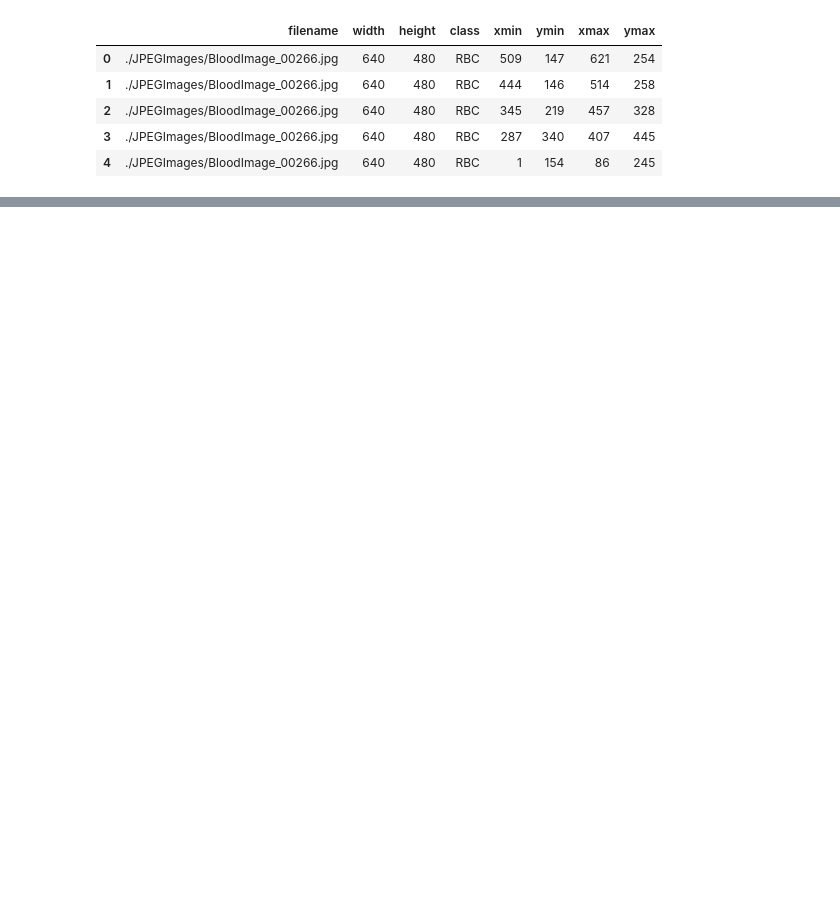
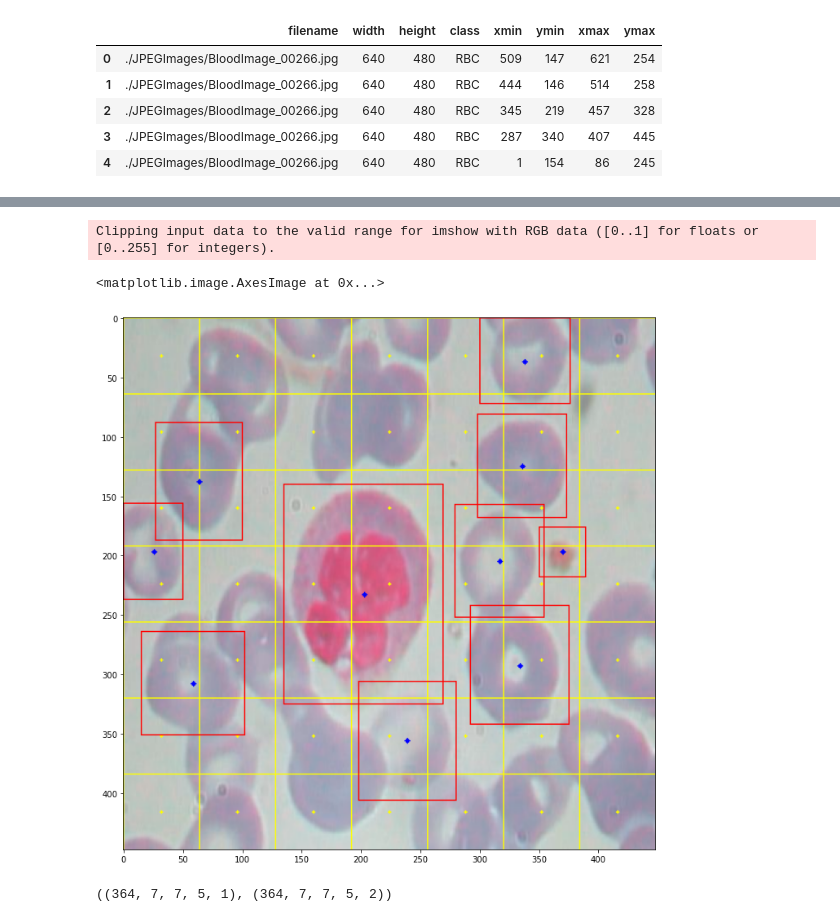
Before and after one commit to angrybayblade/detect, a Jupyter notebook: Net.ipynb, the cells around one changed output, grey strips where cells are left out. Drawn from its saved outputs; the diff is of its cells as text; code cells hidden in the pictures; blank space fills up the shorter version.

```diff
--- a/Net.ipynb
+++ b/Net.ipynb
@@ -299,0 +205,53 @@ images = images.astype(np.float32) / 255
+# %%
+i = np.random.randint(len(images))
+img = images[i].copy()
+dat = data[i]
+
+grid,ref = grid_gen(grid_stride=grid_stride)
+
+ba,pa = encode_target(dat,grid.copy())
+
+for cord,prob,(y,x) in zip(ba.reshape(-1,k,2),pa.reshape(-1,k,1),grid.reshape(-1,2)):
+    img = cv2.circle(
+                    img,
+                    (int(x),int(y)),
+                    1,
+                    (255,255,0),
+                    -1
+                )
+    img = cv2.rectangle(
+                    img,
+                    (x-(grid_stride//2),y-(grid_stride//2)),
+                    (x+(grid_stride//2),y+(grid_stride//2)),
+                    (255,255,0),
+                    (1)
+                )
+
+    for (yy,xx),(p,) in zip(cord.reshape(-1,2),prob.reshape(-1,1)):
+        if p:
+            img = cv2.circle(
+                        img,
+                        (x+int(xx*grid_stride)-(grid_stride//2),y+int((yy*grid_stride))-(grid_stride//2)),
+                        2,
+                        (0,0,255),
+                        -1
+                    )
+
+
+
+for j,b in enumerate(dat.boxes):
+    img = cv2.rectangle(
+                    img,
+                    (int(b.xmin*IMG_SIZE),int(b.ymin*IMG_SIZE)),
+                    (int(b.xmax*IMG_SIZE),int(b.ymax*IMG_SIZE)),
+                    (255,0,0),
+                    1
+                )
+
+
+plt.figure(figsize=(12,12))
+plt.imshow(img)
+# %% [output]
+Clipping input data to the valid range for imshow with RGB data ([0..1] for floats or [0..255] for integers).
+<matplotlib.image.AxesImage at 0x...>
+[figure, added]
@@ -299,0 +270,4 @@ images = images.astype(np.float32) / 255
+# %%
+y_prob.shape,y_box.shape
+# %% [output]
+((364, 7, 7, 5, 1), (364, 7, 7, 5, 2))
```
Also changed, not shown: parts of 42 cells of this notebook, 2 other files.
